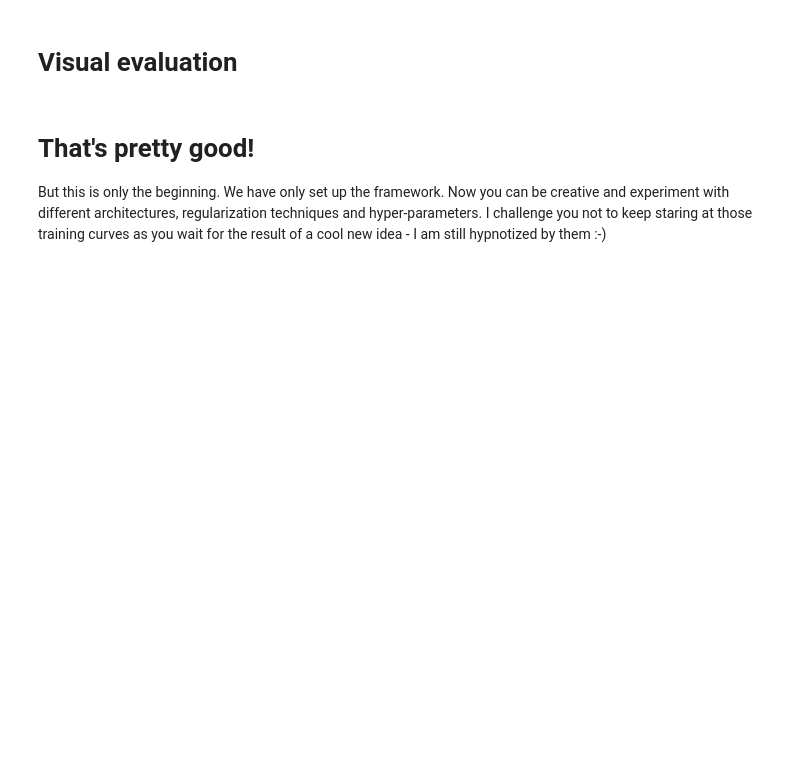
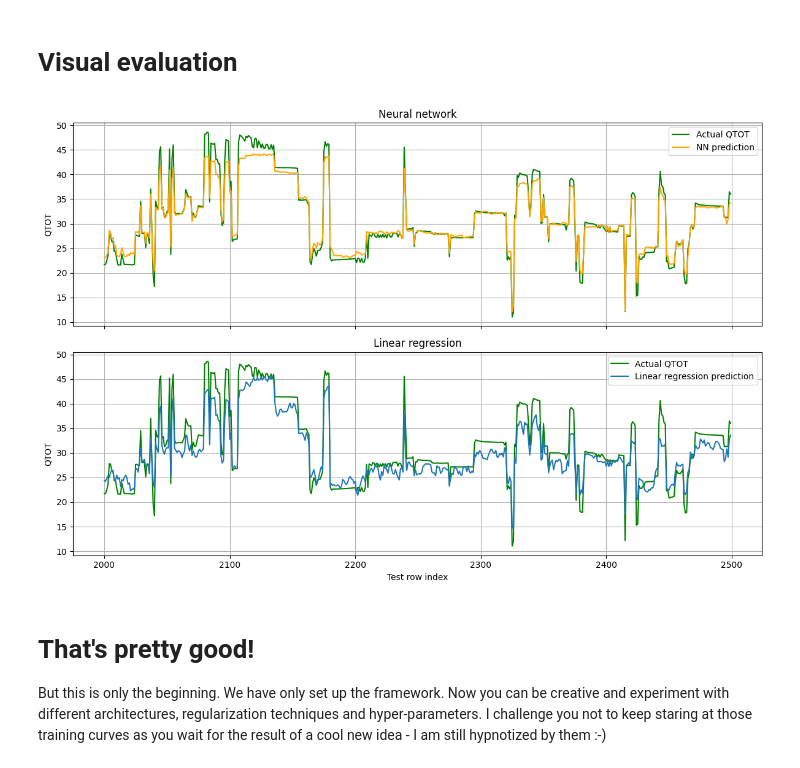
Before and after one commit to sandrebr/TTK28-Courseware-fork, a Jupyter notebook: src/flow_model.ipynb, the cells around one changed output. Drawn from its saved outputs; the diff is of its cells as text; code cells hidden in the pictures; blank space fills up the shorter version.

```diff
--- a/src/flow_model.ipynb
+++ b/src/flow_model.ipynb
@@ -642,8 +615,21 @@ Let's see how well we did!
 x_train_val = torch.from_numpy(train_val_set[INPUT_COLS].values).to(torch.float)
 y_train_val = torch.from_numpy(train_val_set[OUTPUT_COLS].values).to(torch.float)
 
-train_dataset = torch.utils.data.TensorDataset(x_train_val, y_train_val)
-train_loader = torch.utils.data.DataLoader(train_dataset, batch_size=10, shuffle=True)
+train_val_dataset = torch.utils.data.TensorDataset(x_train_val, y_train_val)
+train_val_loader = torch.utils.data.DataLoader(train_val_dataset, batch_size=10, shuffle=True)
 
+# ## Linear model as baseline for comparison
+# linear_model = LinearRegression()
+# linear_model.fit(train_val_set[INPUT_COLS], train_val_set[OUTPUT_COLS])
+# linear_predictions = linear_model.predict(val_set[INPUT_COLS])
+
+# baseline_val_mse = mean_squared_error(val_set[OUTPUT_COLS], linear_predictions)
+# baseline_val_mae = mean_absolute_error(val_set[OUTPUT_COLS], linear_predictions)
+
+# print("Linear model validation MSE:", baseline_val_mse)
+# print("Linear model validation MAE:", baseline_val_mae)
+
+## Neural network model
+best_epoch = 97
 test_net = Net(layers)
 test_net = train(test_net, train_loader, val_loader, best_epoch, lr, l2_reg)
@@ -655,7 +659,7 @@ x_test = torch.from_numpy(test_set[INPUT_COLS].values).to(torch.float)
 y_test = torch.from_numpy(test_set[OUTPUT_COLS].values).to(torch.float)
 
 # Make prediction
-pred_test = net(x_test)
+pred_test = test_net(x_test)
 
 # Compute MSE, MAE and MAPE on test data
 print('Error on test data')
@@ -678,3 +708,52 @@ plt.legend()
+# %%
+# plt.figure(figsize=(16, 9))
+# plt.plot(y_test.numpy(), label='Missing QTOT')
+# plt.plot(pred_test.detach().numpy(), label='NN Estimated QTOT')
+# plt.plot(linear_pred_test.detach().numpy(), label='Linear Regression Estimated QTOT')
+# plt.legend()
+
+# # Convert predictions and targets to 1-D NumPy arrays for plotting.
+# actual = y_test.detach().cpu().numpy().reshape(-1)
+# nn_pred = pred_test.detach().cpu().numpy().reshape(-1)
+# linear_pred = linear_pred_test.reshape(-1)
+
+# plt.figure(figsize=(12, 5))
+# plt.plot(test_set.index, actual, label="Actual QTOT", color="green")
+# plt.plot(test_set.index, nn_pred, label="Neural network", color="orange")
+# plt.plot(test_set.index, linear_pred, label="Linear regression")
+# plt.xlabel("Test row index")
+# plt.ylabel("QTOT")
+# plt.title("Test-set predictions")
+# plt.legend()
+# plt.grid(True)
+# plt.show()
+
+actual = y_test.detach().cpu().numpy().reshape(-1)
+nn_pred = pred_test.detach().cpu().numpy().reshape(-1)
+linear_pred = linear_pred_test.reshape(-1)
+test_indices = test_set.index
+
+fig, axes = plt.subplots(2, 1, figsize=(12, 8), sharex=True, sharey=True)
+
+axes[0].plot(test_indices, actual, label="Actual QTOT", color="green")
+axes[0].plot(test_indices, nn_pred, label="NN prediction", color="orange")
+axes[0].set_title("Neural network")
+axes[0].set_ylabel("QTOT")
+axes[0].legend()
+axes[0].grid(True)
+
+axes[1].plot(test_indices, actual, label="Actual QTOT", color="green")
+axes[1].plot(test_indices, linear_pred, label="Linear regression prediction")
+axes[1].set_title("Linear regression")
+axes[1].set_xlabel("Test row index")
+axes[1].set_ylabel("QTOT")
+axes[1].legend()
+axes[1].grid(True)
+
+fig.tight_layout()
+plt.show()
+# %% [output]
+[figure, added]
 # %% [markdown]
 # That's pretty good!
 
```
Also changed, not shown: parts of 11 cells of this notebook.
